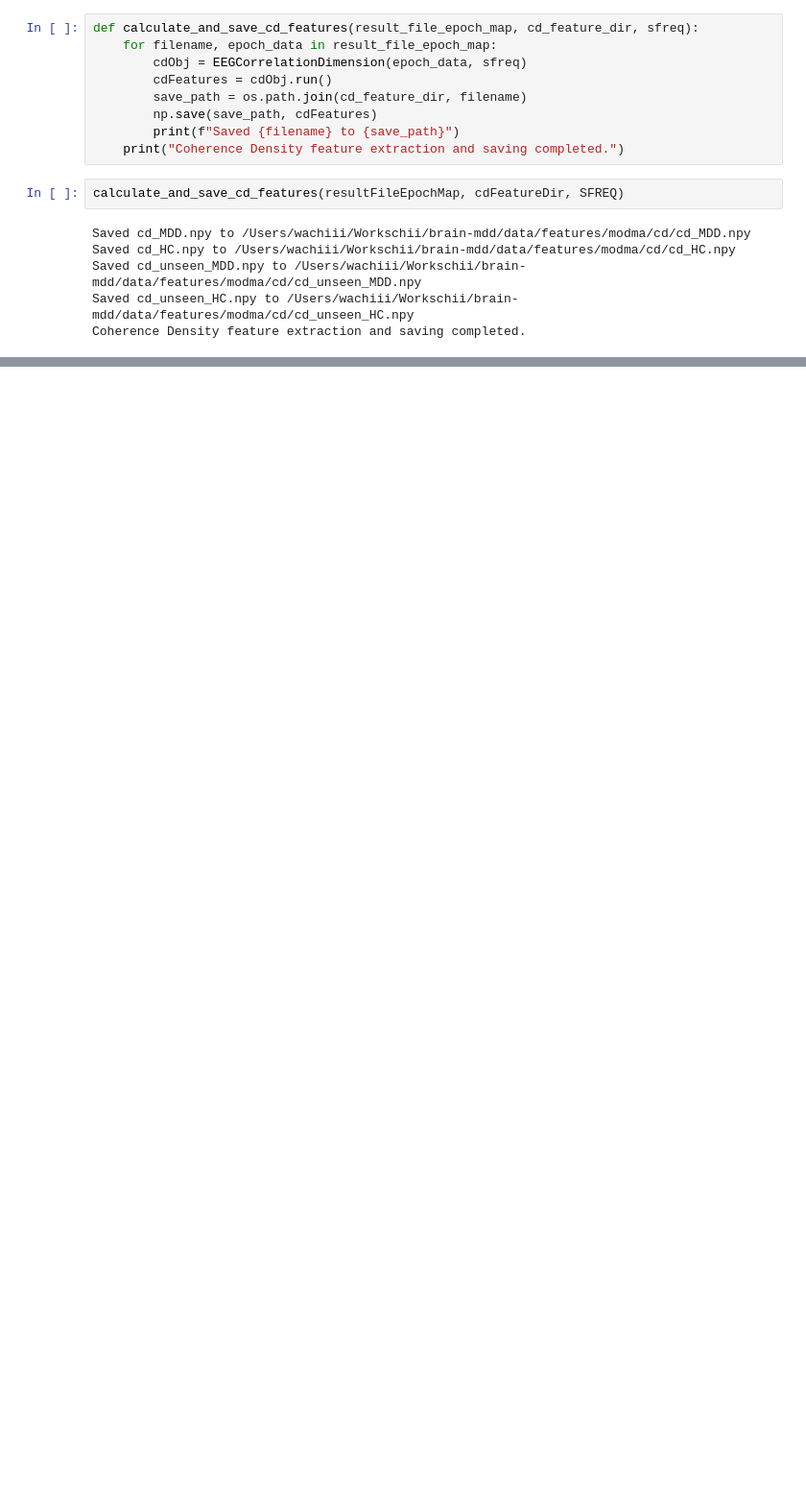
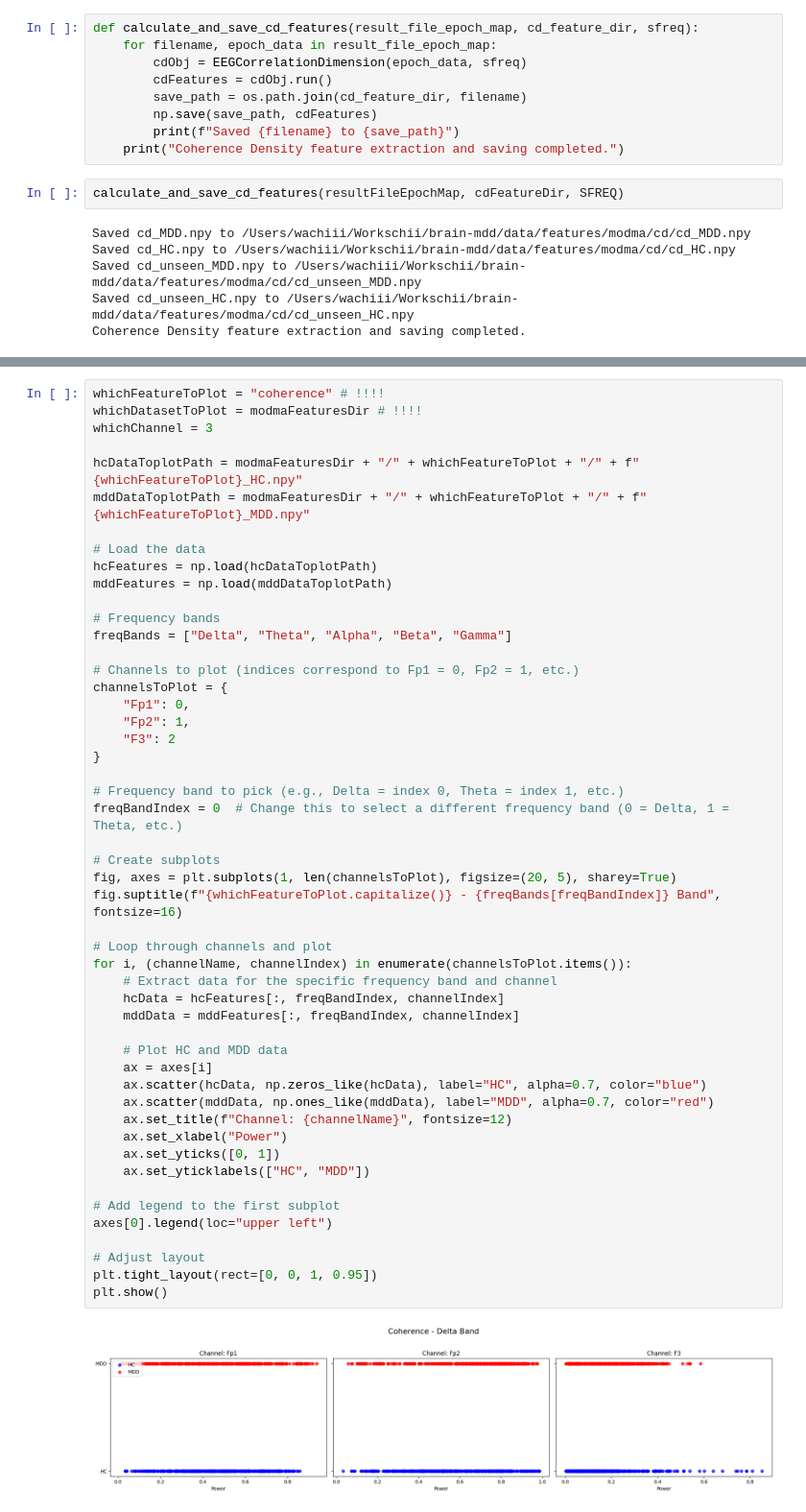
Before and after one commit to wachiii-q/brain-mdd, a Jupyter notebook: feature_extraction.ipynb, the cells around one changed output, grey strips where cells are left out. Shown at 96% size. Saved outputs shown, nothing was run; the diff lists cells and outputs as text; blank space fills up the shorter version.

```diff
--- a/feature_extraction.ipynb
+++ b/feature_extraction.ipynb
@@ -419,0 +504,52 @@ Coherence Density feature extraction and saving completed.
+# %%
+whichFeatureToPlot = "coherence" # !!!!
+whichDatasetToPlot = modmaFeaturesDir # !!!!
+whichChannel = 3
+
+hcDataToplotPath = modmaFeaturesDir + "/" + whichFeatureToPlot + "/" + f"{whichFeatureToPlot}_HC.npy"
+mddDataToplotPath = modmaFeaturesDir + "/" + whichFeatureToPlot + "/" + f"{whichFeatureToPlot}_MDD.npy"
+
+# Load the data
+hcFeatures = np.load(hcDataToplotPath)
+mddFeatures = np.load(mddDataToplotPath)
+
+# Frequency bands
+freqBands = ["Delta", "Theta", "Alpha", "Beta", "Gamma"]
+
+# Channels to plot (indices correspond to Fp1 = 0, Fp2 = 1, etc.)
+channelsToPlot = {
+    "Fp1": 0,
+    "Fp2": 1,
+    "F3": 2
+}
+
+# Frequency band to pick (e.g., Delta = index 0, Theta = index 1, etc.)
+freqBandIndex = 0  # Change this to select a different frequency band (0 = Delta, 1 = Theta, etc.)
+
+# Create subplots
+fig, axes = plt.subplots(1, len(channelsToPlot), figsize=(20, 5), sharey=True)
+fig.suptitle(f"{whichFeatureToPlot.capitalize()} - {freqBands[freqBandIndex]} Band", fontsize=16)
+
+# Loop through channels and plot
+for i, (channelName, channelIndex) in enumerate(channelsToPlot.items()):
+    # Extract data for the specific frequency band and channel
+    hcData = hcFeatures[:, freqBandIndex, channelIndex]
+    mddData = mddFeatures[:, freqBandIndex, channelIndex]
+
+    # Plot HC and MDD data
+    ax = axes[i]
+    ax.scatter(hcData, np.zeros_like(hcData), label="HC", alpha=0.7, color="blue")
+    ax.scatter(mddData, np.ones_like(mddData), label="MDD", alpha=0.7, color="red")
+    ax.set_title(f"Channel: {channelName}", fontsize=12)
+    ax.set_xlabel("Power")
+    ax.set_yticks([0, 1])
+    ax.set_yticklabels(["HC", "MDD"])
+
+# Add legend to the first subplot
+axes[0].legend(loc="upper left")
+
+# Adjust layout
+plt.tight_layout(rect=[0, 0, 1, 0.95])
+plt.show()
+# %% [output]
+[figure, added]
```
Also changed, not shown: parts of 9 cells of this notebook, 3 other files.
